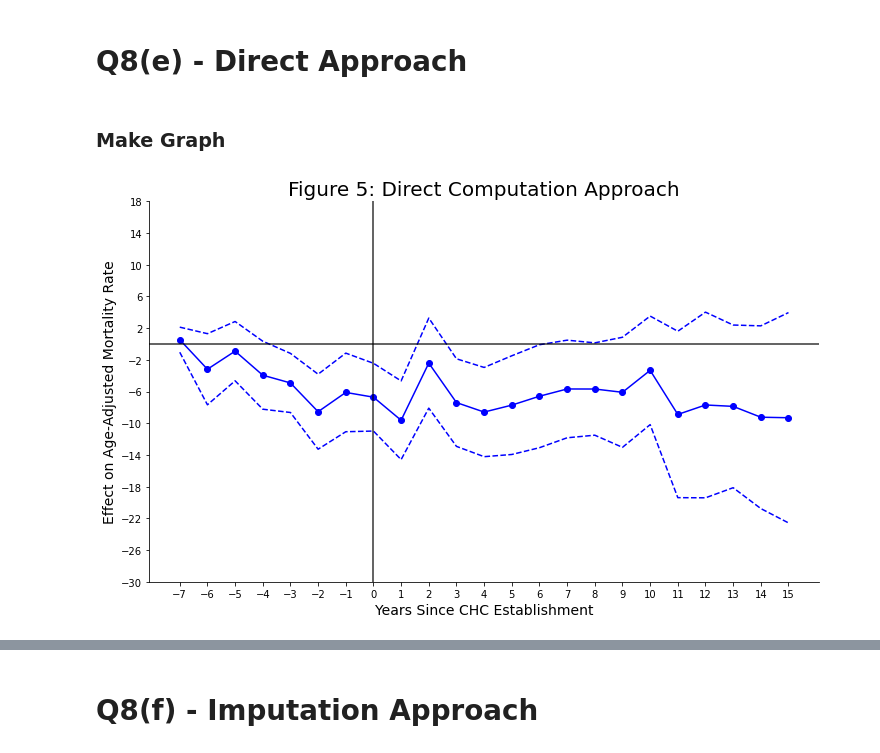
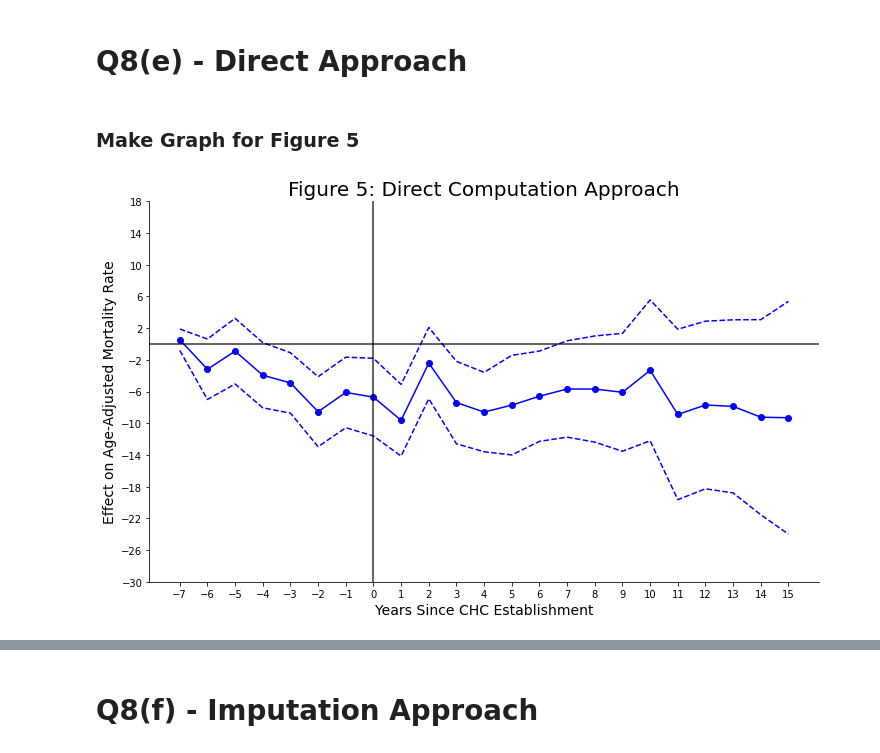
Before and after one commit to stevenbuschbach/Applied-Microeconometrics, a Jupyter notebook: q8/q8_code.ipynb, the cells around one changed output, grey strips where cells are left out. Saved outputs shown, nothing was run; the diff lists cells and outputs as text; code cells hidden in the pictures.

```diff
--- a/q8/q8_code.ipynb
+++ b/q8/q8_code.ipynb
@@ -436,68 +445,79 @@ def block_bootstrap_SEs_direct(df, N_boots):
     fips_list = df.fips.unique()
     N_fips    = fips_list.shape[0]
 
-    effects_list = []
+    effects_f5_list = []
+    effects_t2_list = []
     for i in range(N_boots):
 
         # Resample at the county leve
+        df_sample = df.copy()
         df_sample = df.set_index('fips').loc[np.random.choice(fips_list, N_fips, replace=True)]
 
         # Get results dataframe
-        effects_list.append(direct_approach(df_sample))
+        res = direct_approach(df_sample.reset_index())
+        effects_f5_list.append(res[0])
+        effects_t2_list.append(res[1])
 
     # Aggregate nicely
-    bootstraps = np.zeros((effects.shape[0],effects.shape[1],len(effects_list)))
-    for i in range(len(effects_list)):
-        bootstraps[:,:,i] = np.array(effects_list[i])
+    bootstraps_f5 = np.zeros((effects_f5_list[0].shape[0],
+                              effects_f5_list[0].shape[1],
+                              len(effects_f5_list)))
+    for i in range(len(effects_f5_list)):
+        bootstraps_f5[:,:,i] = np.array(effects_f5_list[i])
+    bootstraps_t2 = np.zeros((effects_t2_list[0].shape[0],
+                              effects_t2_list[0].shape[1],
+                              len(effects_t2_list)))
+    for i in range(len(effects_t2_list)):
+        bootstraps_t2[:,:,i] = np.array(effects_t2_list[i])
 
     # Return standard deviation of estimators
-    return np.std(bootstraps, axis=2)[:,1]
+    return np.std(bootstraps_f5, axis=2)[:,1],np.std(bootstraps_t2, axis=2)[:,1]
 # %%
 # Fix never treated to have cohort = infinity
 df['cohort'] = np.where(df['chc_year_exp'].isna(), np.inf, df['chc_year_exp'])
 mydf = copy.deepcopy(df[['fips','year','cohort','amr','popwt']])
 # %%
-effects    = direct_approach(mydf)
-effects_SE = block_bootstrap_SEs_direct(mydf, 100)
+f5_effects,t2_effects       = direct_approach(mydf)
+f5_effects_SE,t2_effects_SE = block_bootstrap_SEs_direct(mydf, 100)
 # %% [markdown]
-### Make Graph
+### Make Graph for Figure 5
 # %%
 # Make into nice dataframe
-effects_df = pd.DataFrame({'Time':effects['RT'],
-                           'Coefficient':effects['ATT'],
-                           'Standard Error':effects_SE})
+effects_f5_df = pd.DataFrame({'Time':f5_effects['RT'],
+                              'Coefficient':f5_effects['ATT'],
+                              'Standard Error':f5_effects_SE})
 
 # Get upper and lower confidence bounds
-effects_df['Upper CI'] = effects_df['Coefficient']+1.96*effects_df['Standard Error']
-effects_df['Lower CI'] = effects_df['Coefficient']-1.96*effects_df['Standard Error']
+effects_f5_df['Upper CI'] = effects_f5_df['Coefficient']+1.96*effects_f5_df['Standard Error']
+effects_f5_df['Lower CI'] = effects_f5_df['Coefficient']-1.96*effects_f5_df['Standard Error']
 # %%
 fig,ax = plt.subplots(figsize=(12,7))
 
 # Formatting stuff
 ax.spines['top'].set_visible(False)
 ax.spines['right'].set_visible(False)
 
 # Plot 1 main stuff
-ax.plot(effects_df['Time'], effects_df['Coefficient'], color='blue')
-ax.scatter(effects_df['Time'], effects_df['Coefficient'], color='blue')
-ax.plot(effects_df['Time'], effects_df['Upper CI'], linestyle='dashed', color='blue')
-ax.plot(effects_df['Time'], effects_df['Lower CI'], linestyle='dashed', color='blue')
+ax.plot(effects_f5_df['Time'], effects_f5_df['Coefficient'], color='blue')
+ax.scatter(effects_f5_df['Time'], effects_f5_df['Coefficient'], color='blue')
+ax.plot(effects_f5_df['Time'], effects_f5_df['Upper CI'], linestyle='dashed', color='blue')
+ax.plot(effects_f5_df['Time'], effects_f5_df['Lower CI'], linestyle='dashed', color='blue')
 
 # Vertical/horizontal lines
 ax.axhline(y=0, color='black', linestyle='solid', alpha=0.8)
 ax.axvline(x=0, color='black', linestyle='solid', alpha=0.8)
 
 # Axis mess
 ax.set_xticks(np.arange(-7,16,1))
 ax.set_yticks(np.arange(-30,22,4))
 ax.set_xlabel("Years Since CHC Establishment", size=14)
 ax.set_ylabel("Effect on Age-Adjusted Mortality Rate", size=14)
 
 # Titles
 ax.set_title("Figure 5: Direct Computation Approach", size=20)
 
 # Save out
 plt.savefig("./q8_output/q8e_fig5.png")
 plt.show()
 # %% [output]
-[figure, old version]
+[figure, new version]
```
Also changed, not shown: parts of 21 cells of this notebook, 8 other files.
